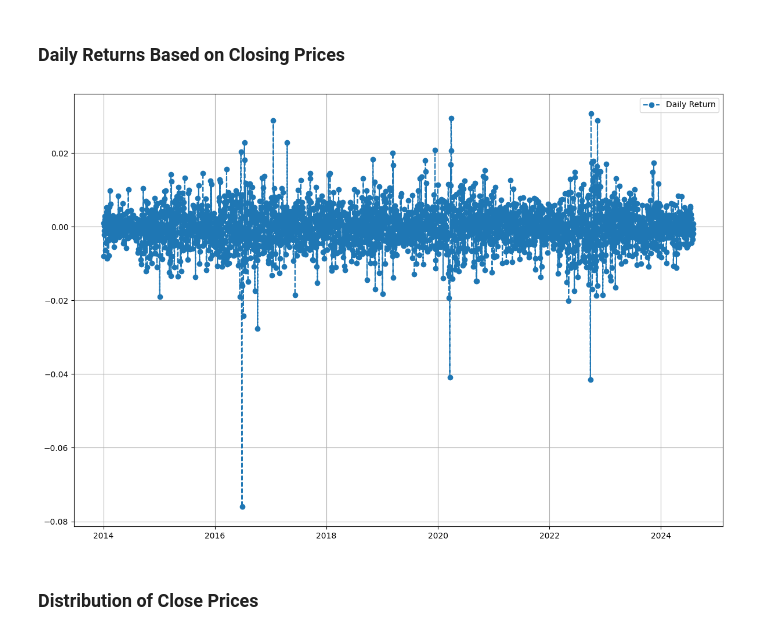
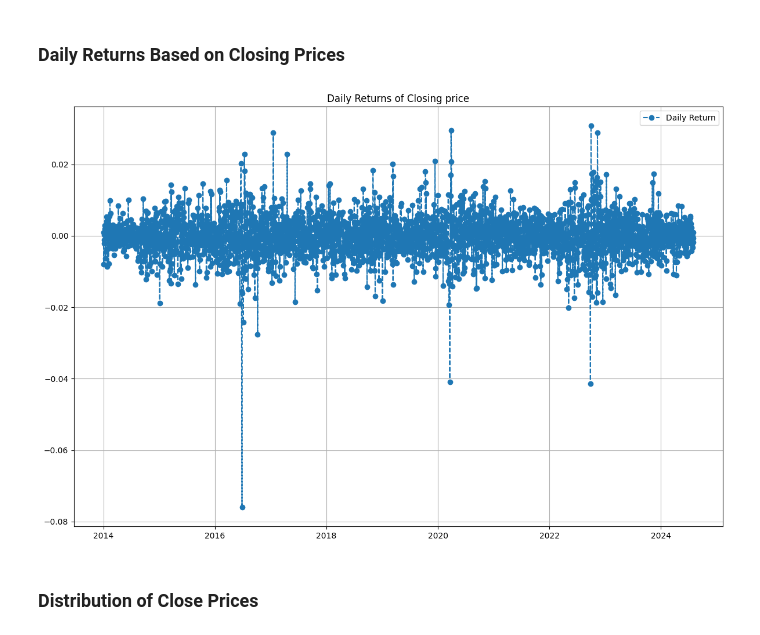
Before and after one commit to ImaneMdn/Currency-Exchange-rate-Forecasting, a Jupyter notebook: forex_prediction.ipynb, the cells around one changed output. Saved outputs shown, nothing was run; the diff lists cells and outputs as text; code cells hidden in the pictures.

```diff
--- a/forex_prediction.ipynb
+++ b/forex_prediction.ipynb
@@ -141,14 +138,15 @@ ax.grid(True)
 # %%
 # Calculating the daily returns as the percentage change
 plt.figure(figsize=(12, 8))
 df_1['Daily Return'] = df_1['Close'].pct_change()
 plt.plot(df_1['Daily Return'], linestyle='--', marker='o', label='Daily Return')
+plt.title('Daily Returns of Closing price')
 plt.legend(loc="upper right")
 plt.grid(True)
 plt.tight_layout()
 plt.show()
 # %% [output]
-[figure, old version]
+[figure, new version]
 # %% [markdown]
 ### Distribution of Close Prices
 # %%
```
Also changed, not shown: parts of 9 cells of this notebook, 8 other files.
